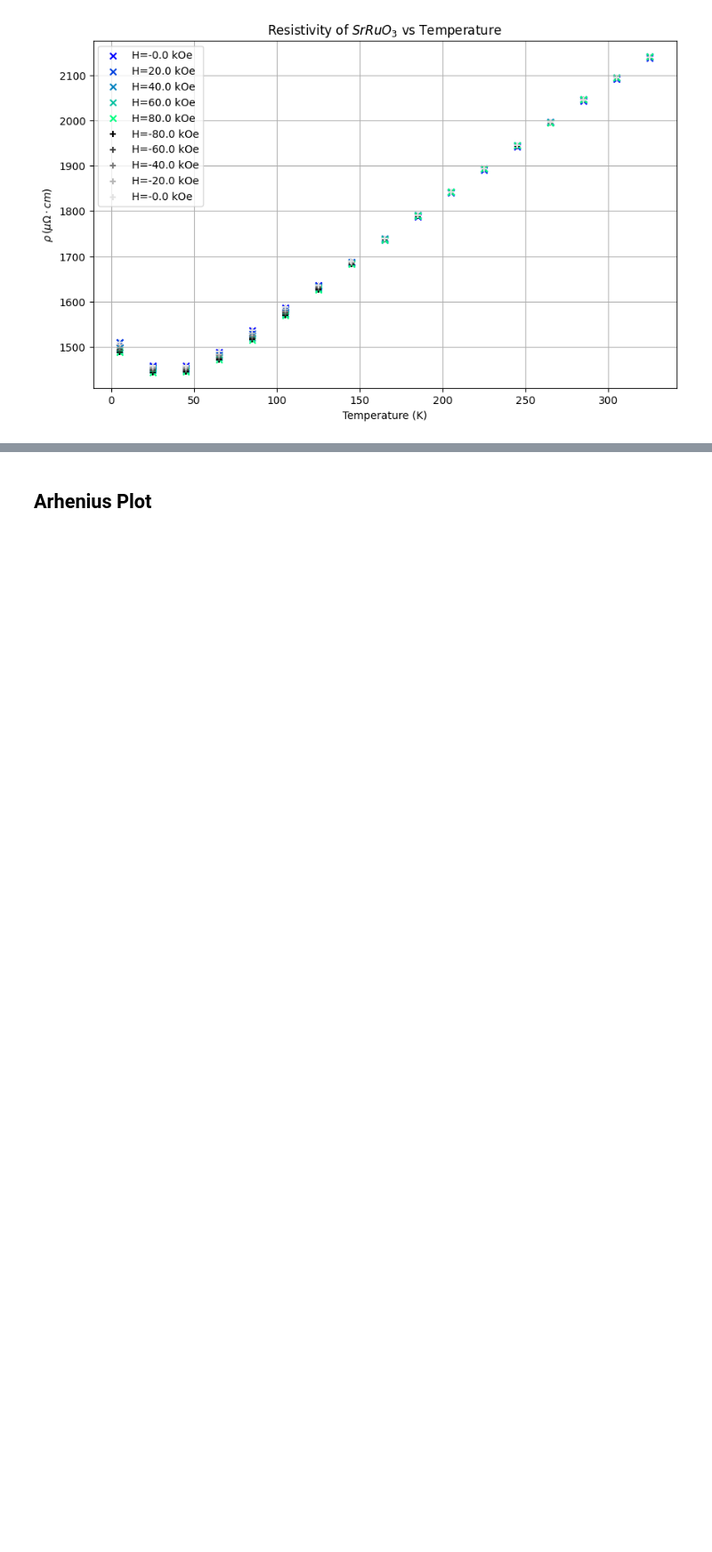
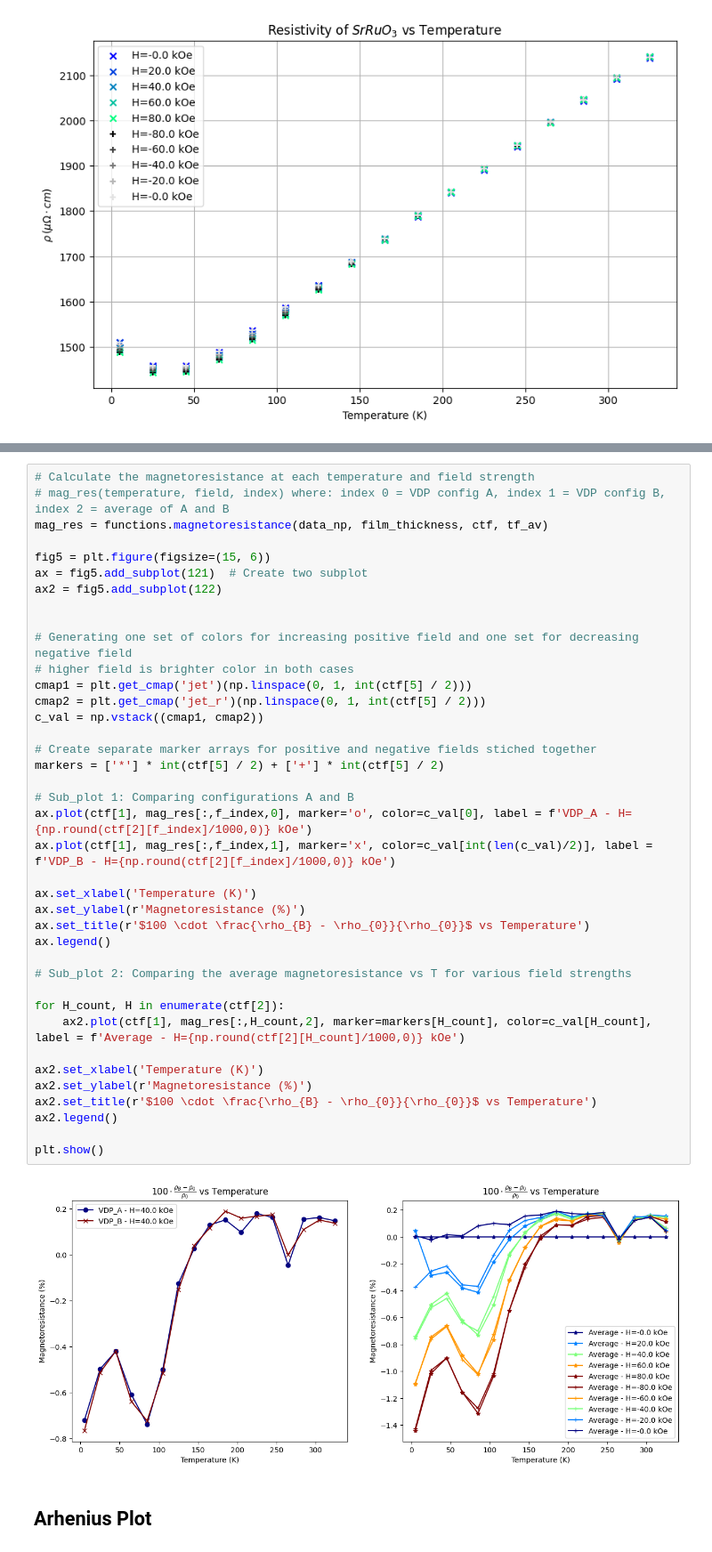
Before and after one commit to hc3413/Electronic_properties_of_thin_films, a Jupyter notebook: Analysis.ipynb, the cells around one changed output, grey strips where cells are left out. Shown at 89% size. Cells and saved outputs as stored; diff of their text form; blank space fills up the shorter version.

```diff
--- a/Analysis.ipynb
+++ b/Analysis.ipynb
@@ -164,3 +202,44 @@ plt.show()
+# %%
+# Calculate the magnetoresistance at each temperature and field strength
+# mag_res(temperature, field, index) where: index 0 = VDP config A, index 1 = VDP config B, index 2 = average of A and B
+mag_res = functions.magnetoresistance(data_np, film_thickness, ctf, tf_av)
+
+fig5 = plt.figure(figsize=(15, 6))
+ax = fig5.add_subplot(121)  # Create two subplot
+ax2 = fig5.add_subplot(122)
+
+
+# Generating one set of colors for increasing positive field and one set for decreasing negative field
+# higher field is brighter color in both cases
+cmap1 = plt.get_cmap('jet')(np.linspace(0, 1, int(ctf[5] / 2)))
+cmap2 = plt.get_cmap('jet_r')(np.linspace(0, 1, int(ctf[5] / 2)))
+c_val = np.vstack((cmap1, cmap2))
+
+# Create separate marker arrays for positive and negative fields stiched together
+markers = ['*'] * int(ctf[5] / 2) + ['+'] * int(ctf[5] / 2)
+
+# Sub_plot 1: Comparing configurations A and B
+ax.plot(ctf[1], mag_res[:,f_index,0], marker='o', color=c_val[0], label = f'VDP_A - H={np.round(ctf[2][f_index]/1000,0)} kOe')
+ax.plot(ctf[1], mag_res[:,f_index,1], marker='x', color=c_val[int(len(c_val)/2)], label = f'VDP_B - H={np.round(ctf[2][f_index]/1000,0)} kOe')
+
+ax.set_xlabel('Temperature (K)')
+ax.set_ylabel(r'Magnetoresistance (%)')
+ax.set_title(r'$100 \cdot \frac{\rho_{B} - \rho_{0}}{\rho_{0}}$ vs Temperature')
+ax.legend()
+
+# Sub_plot 2: Comparing the average magnetoresistance vs T for various field strengths
+
+for H_count, H in enumerate(ctf[2]):
+    ax2.plot(ctf[1], mag_res[:,H_count,2], marker=markers[H_count], color=c_val[H_count], label = f'Average - H={np.round(ctf[2][H_count]/1000,0)} kOe')
+
+ax2.set_xlabel('Temperature (K)')
+ax2.set_ylabel(r'Magnetoresistance (%)')
+ax2.set_title(r'$100 \cdot \frac{\rho_{B} - \rho_{0}}{\rho_{0}}$ vs Temperature')
+ax2.legend()
+
+plt.show()
+# %% [output]
+[figure, added]
 # %% [markdown]
 ## Arhenius Plot
 # %%
```
Also changed, not shown: parts of 8 cells of this notebook, 1 other file.
